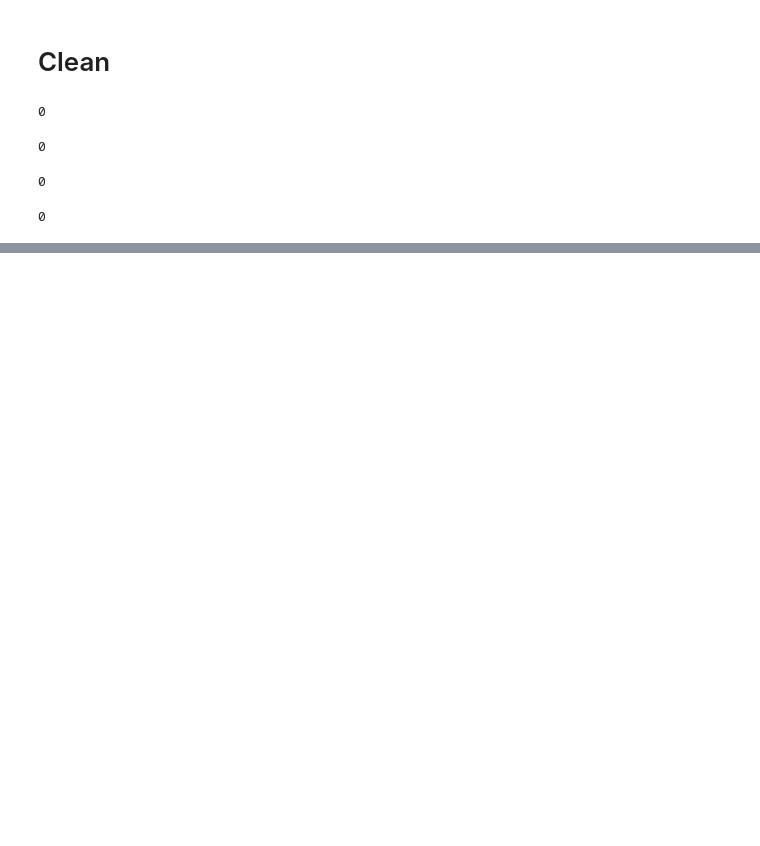
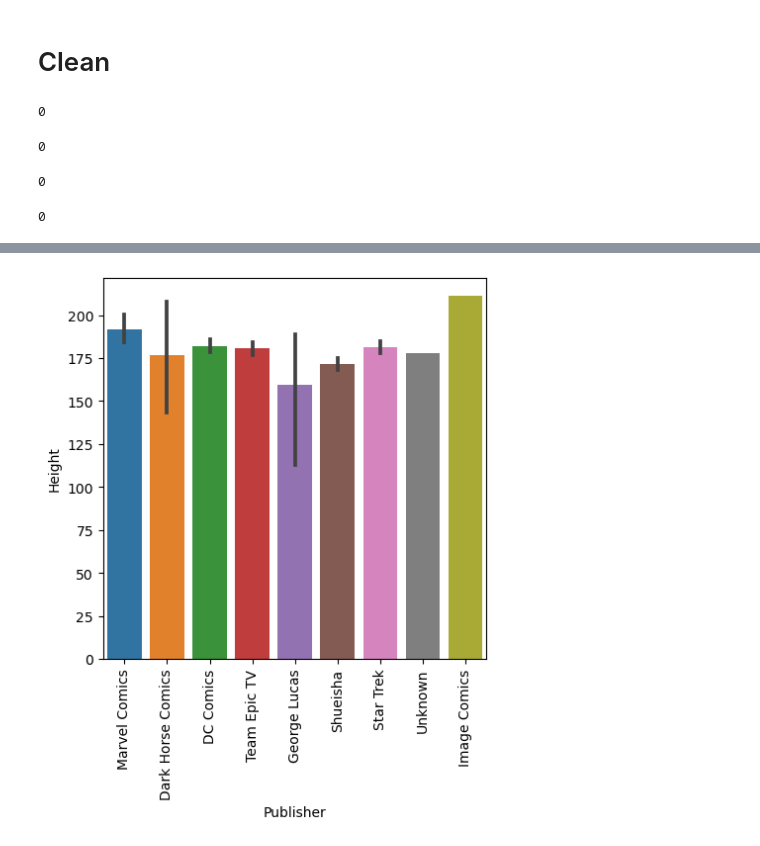
Before and after one commit to MileneCV/Applying-Advanced-Transformations--Core-, a Jupyter notebook: Applying Advanced Transformations (Core).ipynb, the cells around one changed output, grey strips where cells are left out. Drawn from its saved outputs; the diff is of its cells as text; code cells hidden in the pictures; blank space fills up the shorter version.

```diff
--- a/Applying Advanced Transformations (Core).ipynb
+++ b/Applying Advanced Transformations (Core).ipynb
@@ -72,0 +299,4 @@ df_info.head(2)
+# %%
+## exploding the column of lists
+exploded = powers.explode('Powers')
+exploded
@@ -72,0 +316,4 @@ df_info.head(2)
+# %%
+## saving the unique values from the exploded column
+cols_to_make = exploded.dropna().unique()
+cols_to_make
@@ -72,0 +338,4 @@ df_info.head(2)
+# %%
+for col in cols_to_make:
+    df_powers[col] = df_powers['Powers'].str.contains(col)
+df_powers
@@ -72,0 +358,4 @@ df_info.head(2)
+# %%
+## merging with different column names
+merged_df = pd.merge(df_info, df_powers, left_on='Hero', right_on='hero_names')
+merged_df
@@ -72,0 +405,8 @@ df_info.head(2)
+# %%
+plt.figure(figsize=(5,5))
+
+sns.barplot(data=merged_df, x='Publisher', y='Height')
+plt.xticks(rotation = 90)
+plt.show()
+# %% [output]
+[figure, added]
```
Also changed, not shown: parts of 31 cells of this notebook.
